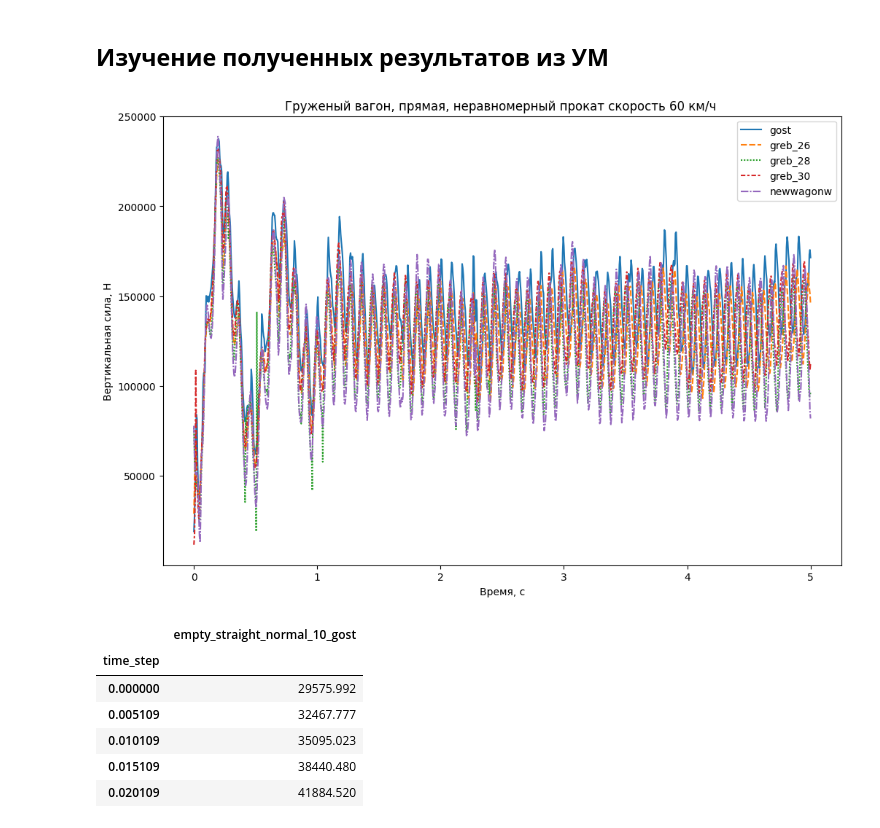
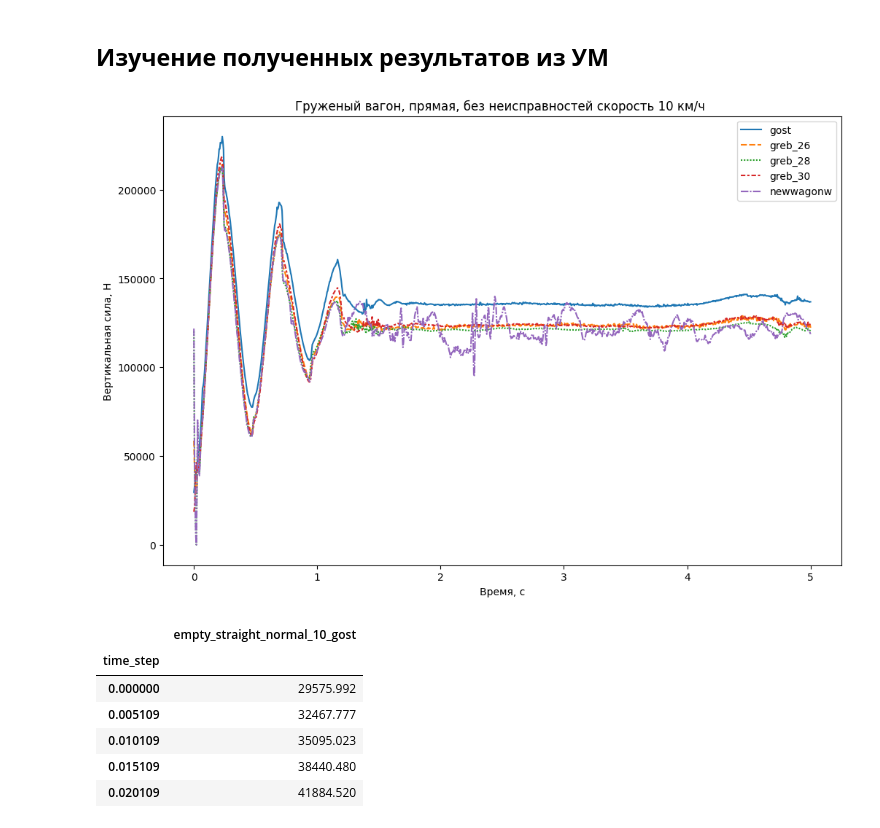
Before and after one commit to daniilgorenkov/Dissertation, a Jupyter notebook: observe.ipynb, the cells around one changed output. Drawn from its saved outputs; the diff is of its cells as text; code cells hidden in the pictures.

```diff
--- a/observe.ipynb
+++ b/observe.ipynb
@@ -91,9 +91,9 @@ def plot_profile_results(config:str,way_type:str,fault:str,speed:int):
     plt.ylabel("Вертикальная сила, Н")
     plt.show()
 # %%
-plot_profile_results("loaded","straight","ellips10",60)
+plot_profile_results("loaded","straight","normal",10)
 # %% [output]
-[figure, old version]
+[figure, new version]
 # %%
 empty_straight_normal_10 = get_result("empty","straight","normal",10)
 empty_straight_normal_10.head()
```
Also changed, not shown: parts of 3 cells of this notebook.
